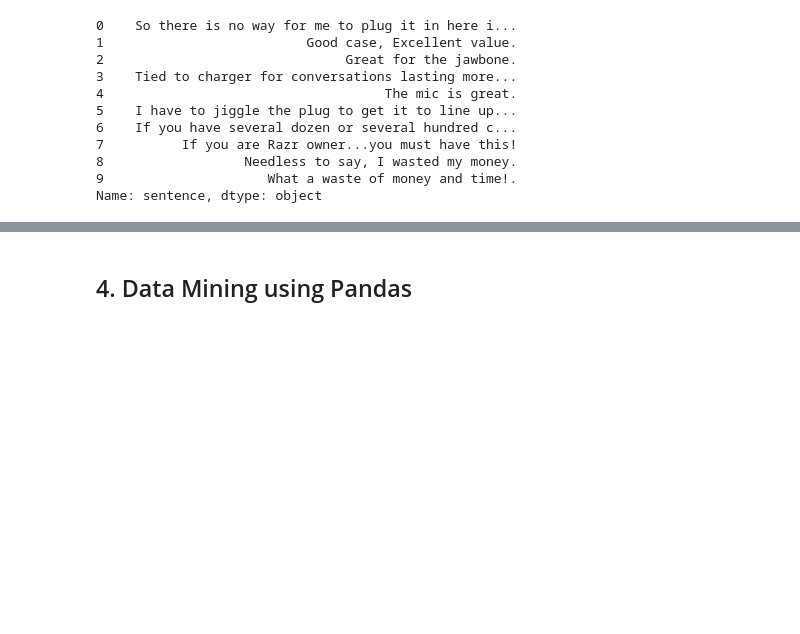
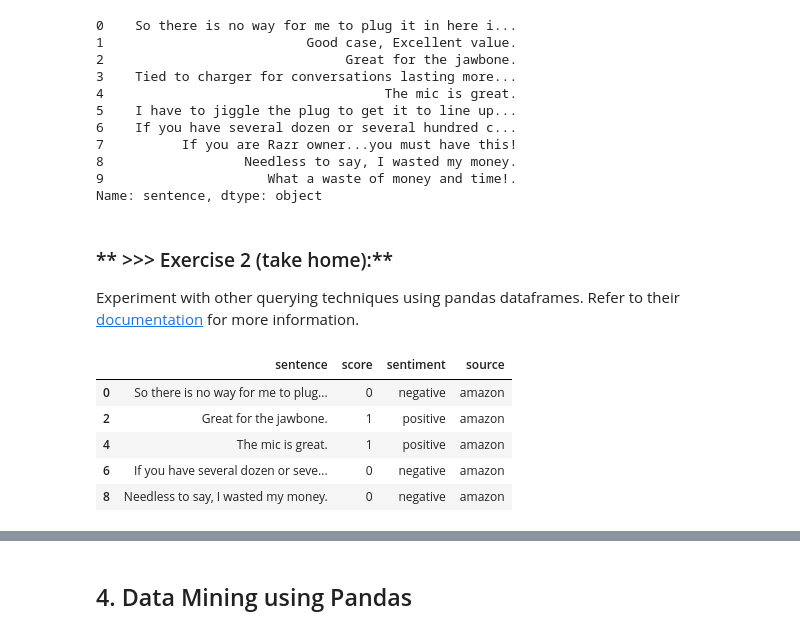
Before and after one commit to freezexpert/DM2023-Lab1-Master, a Jupyter notebook: Homework/DM2023-Lab1-Homework.ipynb, the cells around one changed output, grey strips where cells are left out. Drawn from its saved outputs; the diff is of its cells as text; code cells hidden in the pictures; blank space fills up the shorter version.

```diff
--- a/Homework/DM2023-Lab1-Homework.ipynb
+++ b/Homework/DM2023-Lab1-Homework.ipynb
@@ -158,3 +176,15 @@ data.iloc[:10, 0]
 8                  Needless to say, I wasted my money.
 9                     What a waste of money and time!.
 Name: sentence, dtype: object
+# %% [markdown]
+### ** >>> Exercise 2 (take home):**
+Experiment with other querying techniques using pandas dataframes. Refer to their [documentation](https://pandas.pydata.org/pandas-docs/stable/indexing.html) for more information.
+# %%
+data[data.source == 'amazon'][:20:2][:5]
+# %% [output]
+|  | sentence | score | sentiment | source |
+| 0 | So there is no way for me to plug... | 0 | negative | amazon |
+| 2 | Great for the jawbone. | 1 | positive | amazon |
+| 4 | The mic is great. | 1 | positive | amazon |
+| 6 | If you have several dozen or seve... | 0 | negative | amazon |
+| 8 | Needless to say, I wasted my money. | 0 | negative | amazon |
```
Also changed, not shown: parts of 20 cells of this notebook, 3 other files.
